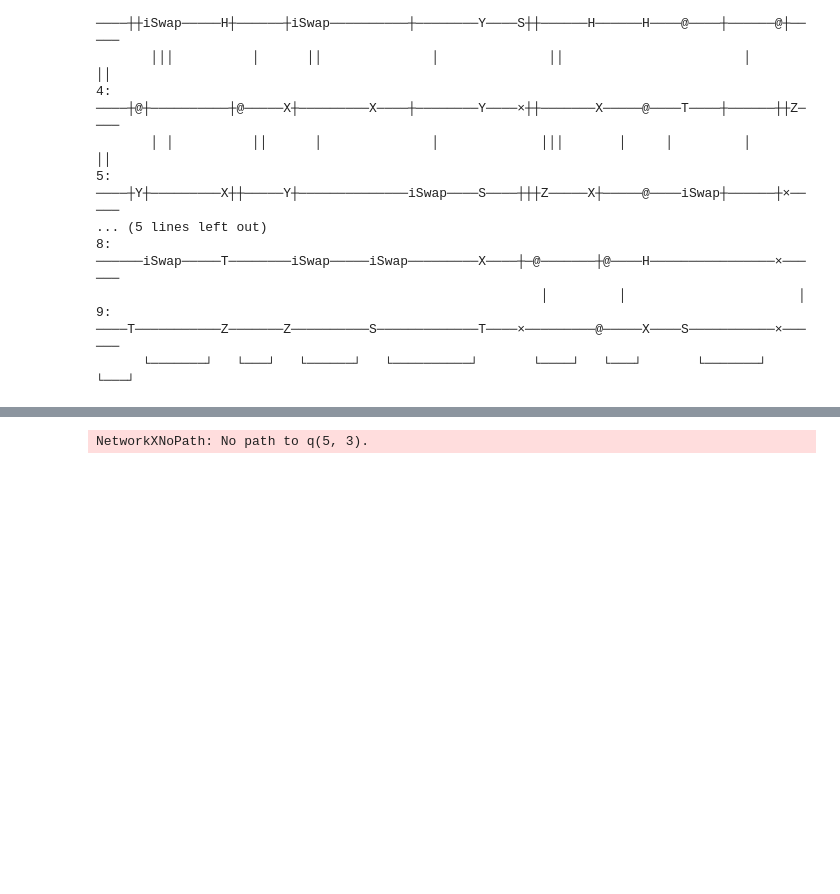
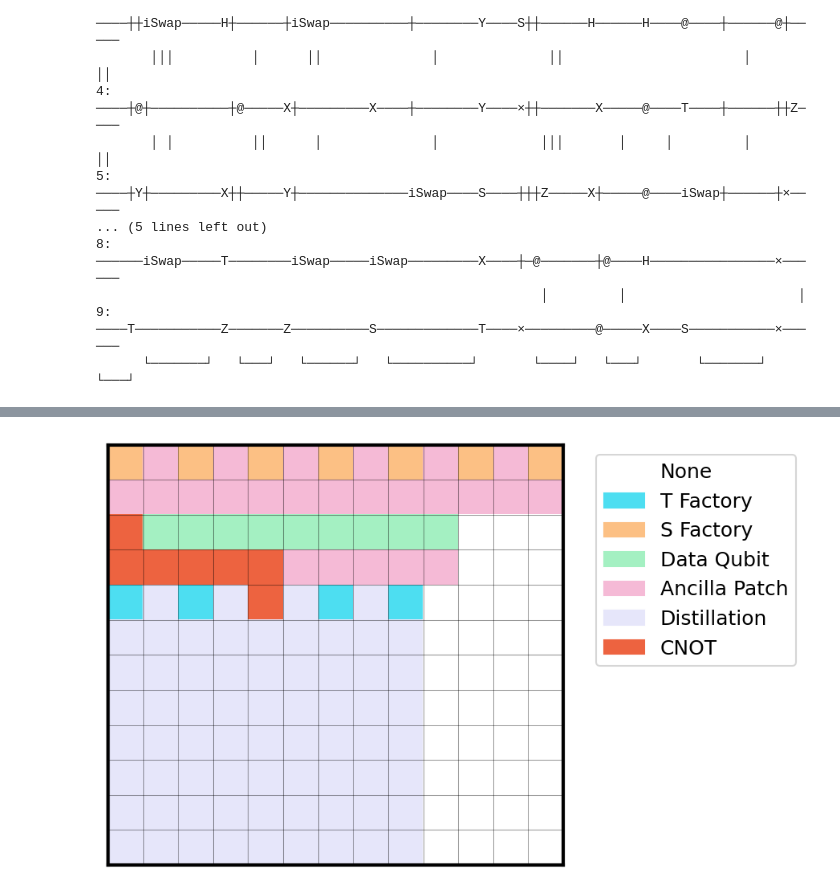
Before and after one commit to Infleqtion/resource-superstaq, a Jupyter notebook: notebooks/experimenting_with_distillation.ipynb, the cells around one changed output, grey strips where cells are left out. Drawn from its saved outputs; the diff is of its cells as text; code cells hidden in the pictures; blank space fills up the shorter version.

Commit message:
a more clear example

```diff
--- a/notebooks/experimenting_with_distillation.ipynb
+++ b/notebooks/experimenting_with_distillation.ipynb
@@ -46,3 +65,10 @@ deque([cirq.GridQubit(4, 0),
 # %%
-distillery.route_cnot(cirq.GridQubit(2, 0), cirq.GridQubit(4, 4))
+to_plot = deepcopy(distillery)
+to_plot.reload_factories(ftype='t')
+example_path = to_plot.route_cnot(cirq.GridQubit(2, 0), cirq.GridQubit(4, 4))
+print(example_path)
+for node in example_path:
+    to_plot.layout_graph.nodes[node]['patch_type'] = "CNOT"
+    if "ftype" in to_plot.layout_graph.nodes[node]:
+        del to_plot.layout_graph.nodes[node]['ftype']
 # %% [output]
@@ -56,4 +76,4 @@ distillery.route_cnot(cirq.GridQubit(2, 0), cirq.GridQubit(4, 4))
-# %%
-distillery.route_cnot(cirq.GridQubit(4, 3), cirq.GridQubit(5, 3))
-# %% [output]
-NetworkXNoPath: No path to q(5, 3).
+# %%
+fig, ax, im = lfs.plot_layout(to_plot, category_colors=category_colors, transpose=False, show_pixel_grid=True, grid_linewidth=0.5)
+# %% [output]
+[figure, added]
```
Also changed, not shown: parts of 6 cells of this notebook, 1 other file.
